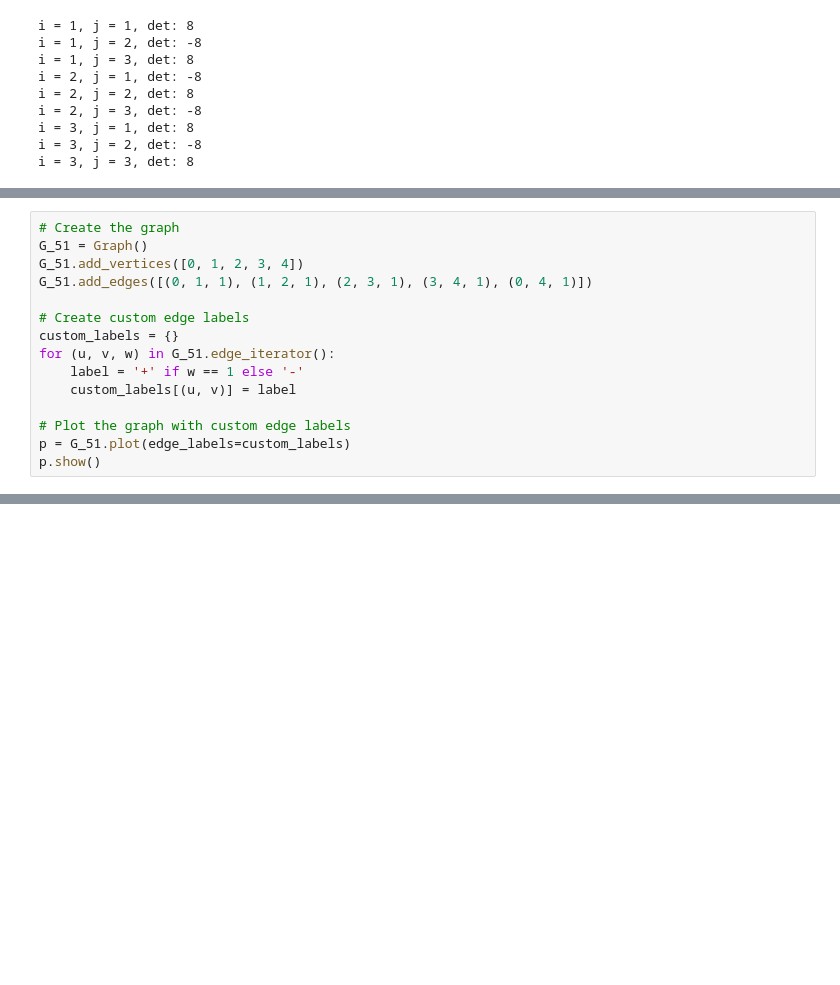
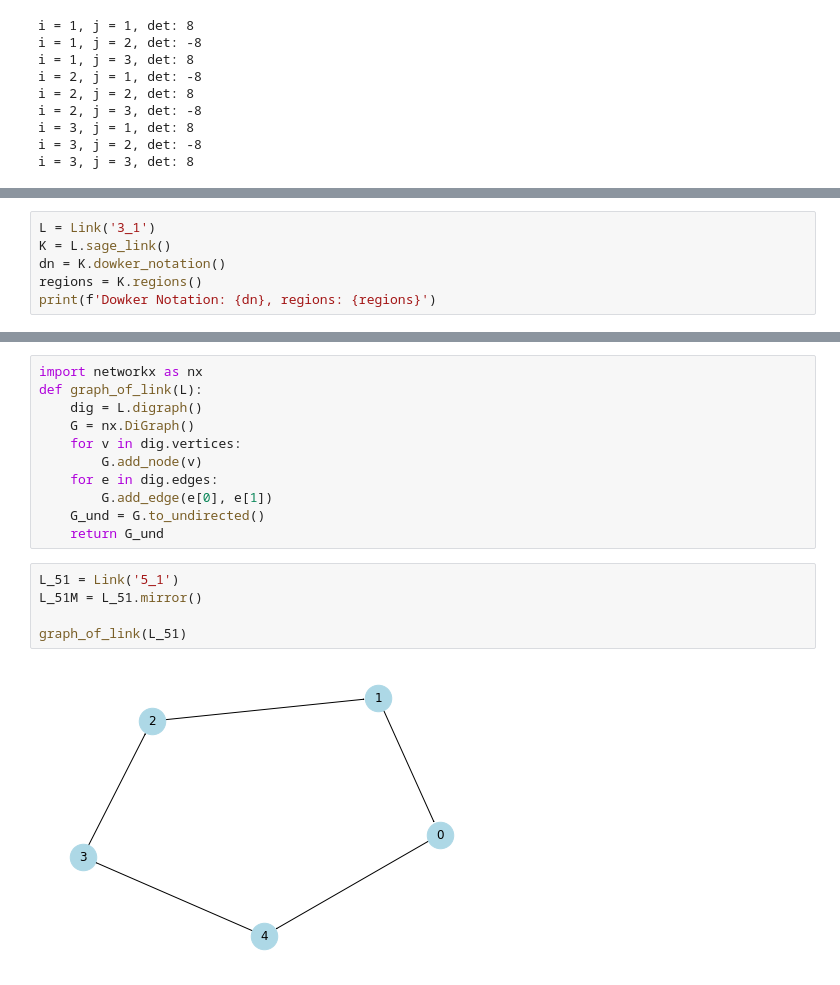
Before and after one commit to sadboyneedcodes/REU2024, a Jupyter notebook: sage_tests.ipynb, the cells around one changed output, grey strips where cells are left out. Drawn from its saved outputs; the diff is of its cells as text; blank space fills up the shorter version.

```diff
--- a/sage_tests.ipynb
+++ b/sage_tests.ipynb
@@ -116,15 +89,0 @@ p.show()
-# %%
-# Create the graph
-G_51 = Graph()
-G_51.add_vertices([0, 1, 2, 3, 4])
-G_51.add_edges([(0, 1, 1), (1, 2, 1), (2, 3, 1), (3, 4, 1), (0, 4, 1)])
-
-# Create custom edge labels
-custom_labels = {}
-for (u, v, w) in G_51.edge_iterator():
-    label = '+' if w == 1 else '-'
-    custom_labels[(u, v)] = label
-
-# Plot the graph with custom edge labels
-p = G_51.plot(edge_labels=custom_labels)
-p.show()
@@ -136,0 +111,6 @@ NameError: name 'snappy' is not defined
+# %%
+L = Link('3_1')
+K = L.sage_link()
+dn = K.dowker_notation()
+regions = K.regions()
+print(f'Dowker Notation: {dn}, regions: {regions}')
@@ -136,0 +127,18 @@ NameError: name 'snappy' is not defined
+# %%
+import networkx as nx
+def graph_of_link(L):
+    dig = L.digraph()
+    G = nx.DiGraph()
+    for v in dig.vertices:
+        G.add_node(v)
+    for e in dig.edges:
+        G.add_edge(e[0], e[1])
+    G_und = G.to_undirected()
+    return G_und
+# %%
+L_51 = Link('5_1')
+L_51M = L_51.mirror()
+
+graph_of_link(L_51)
+# %% [output]
+[figure, added]
```
Also changed, not shown: parts of 21 cells of this notebook.
